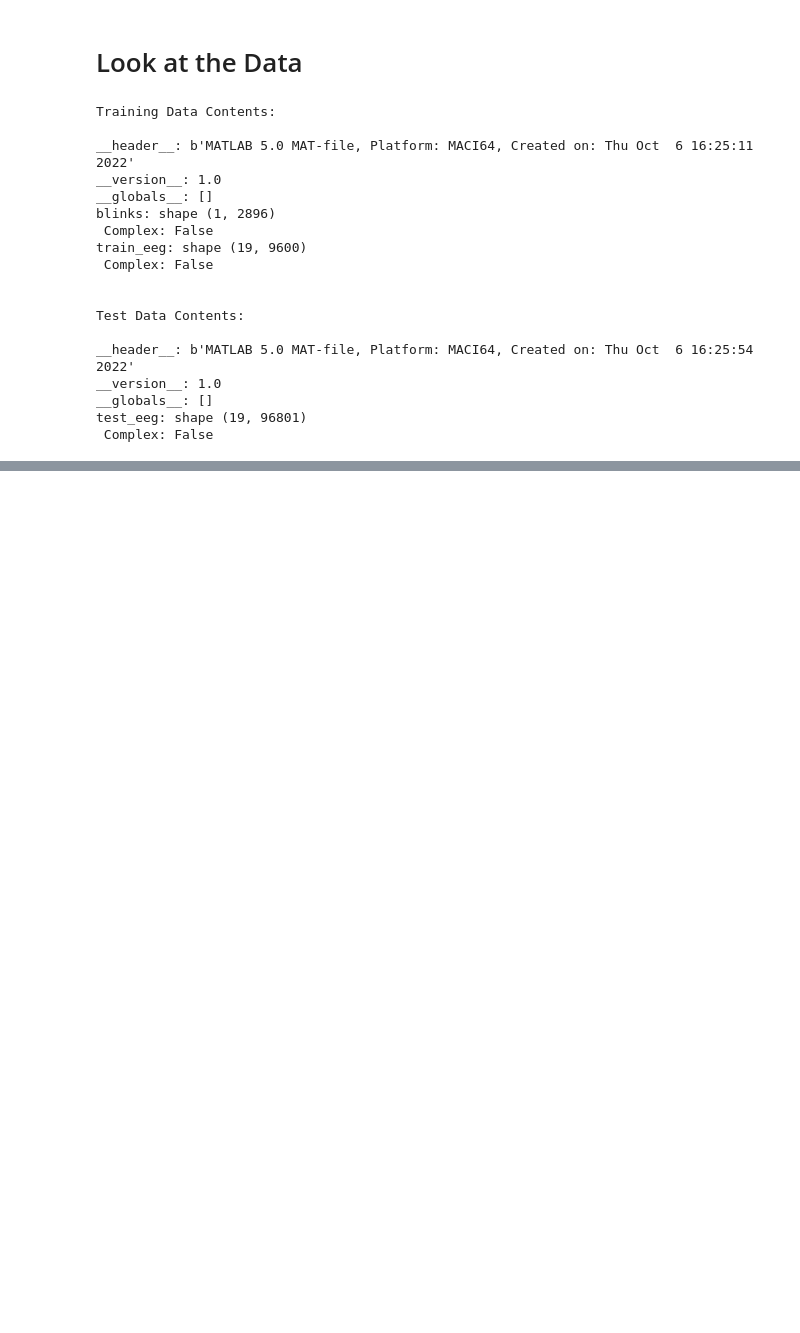
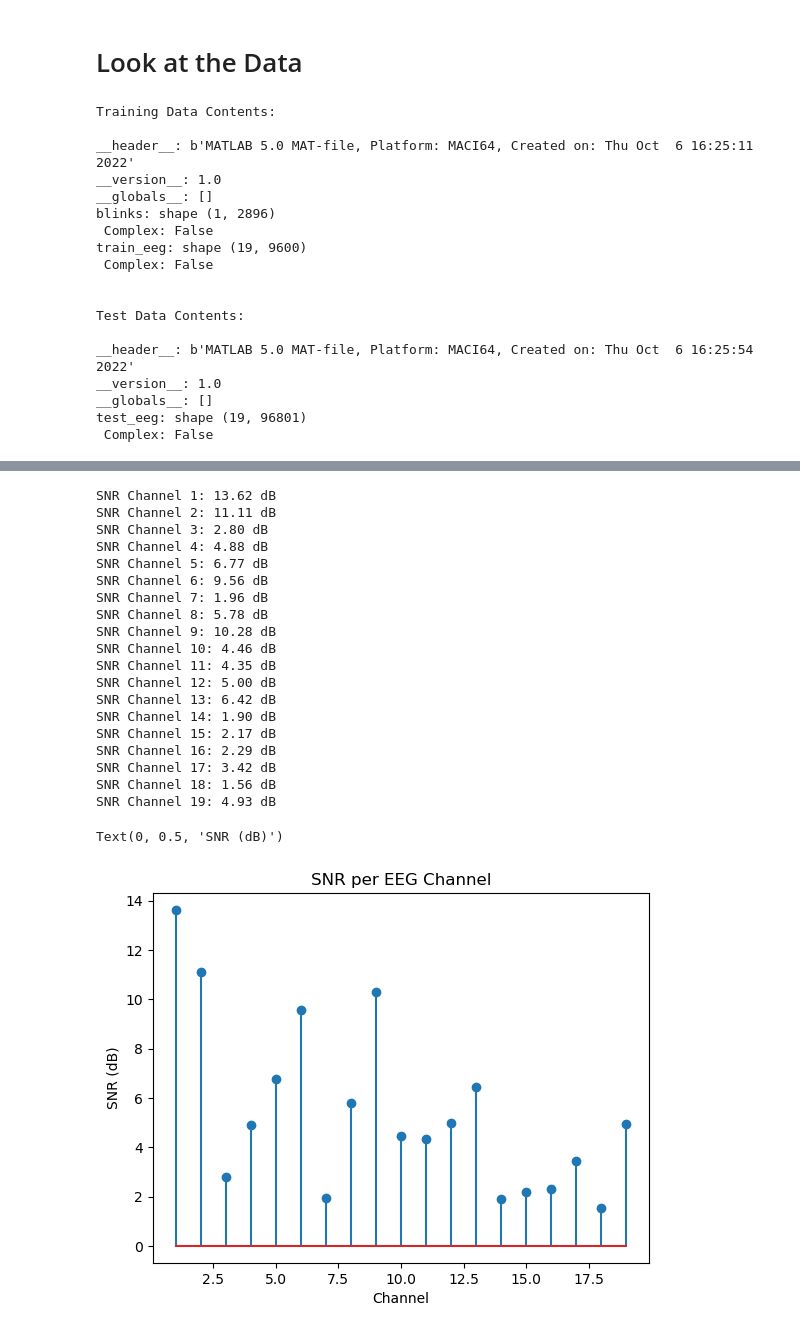
Before and after one commit to PabloABakker/EEG-Eye-Blink-Artifact-Removal, a Jupyter notebook: EEG_Eye_Blink_Artifact_Remvoval_.ipynb, the cells around one changed output, grey strips where cells are left out. Saved outputs shown, nothing was run; the diff lists cells and outputs as text; code cells hidden in the pictures; blank space fills up the shorter version.

```diff
--- a/EEG_Eye_Blink_Artifact_Remvoval_.ipynb
+++ b/EEG_Eye_Blink_Artifact_Remvoval_.ipynb
@@ -59,0 +128,37 @@ test_eeg: shape (19, 96801)
+# %%
+# Look at SNR per channel
+SNR_channels = []
+for i in range(N):
+    signal_power = np.mean(train_EEG[i][blinks == 1]**2)
+    noise_power = np.mean(train_EEG[i][blinks == 0]**2)
+    SNR = 10 * np.log10(signal_power / noise_power)
+    print(f"SNR Channel {i+1}: {SNR:.2f} dB")
+    SNR_channels.append(SNR)
+
+# Plot SNR per channel
+plt.stem(range(1, N+1), SNR_channels)
+plt.title('SNR per EEG Channel')
+plt.xlabel('Channel')
+plt.ylabel('SNR (dB)')
+# %% [output]
+SNR Channel 1: 13.62 dB
+SNR Channel 2: 11.11 dB
+SNR Channel 3: 2.80 dB
+SNR Channel 4: 4.88 dB
+SNR Channel 5: 6.77 dB
+SNR Channel 6: 9.56 dB
+SNR Channel 7: 1.96 dB
+SNR Channel 8: 5.78 dB
+SNR Channel 9: 10.28 dB
+SNR Channel 10: 4.46 dB
+SNR Channel 11: 4.35 dB
+SNR Channel 12: 5.00 dB
+SNR Channel 13: 6.42 dB
+SNR Channel 14: 1.90 dB
+SNR Channel 15: 2.17 dB
+SNR Channel 16: 2.29 dB
+SNR Channel 17: 3.42 dB
+SNR Channel 18: 1.56 dB
+SNR Channel 19: 4.93 dB
+Text(0, 0.5, 'SNR (dB)')
+[figure, added]
```
Also changed, not shown: parts of 17 cells of this notebook.
